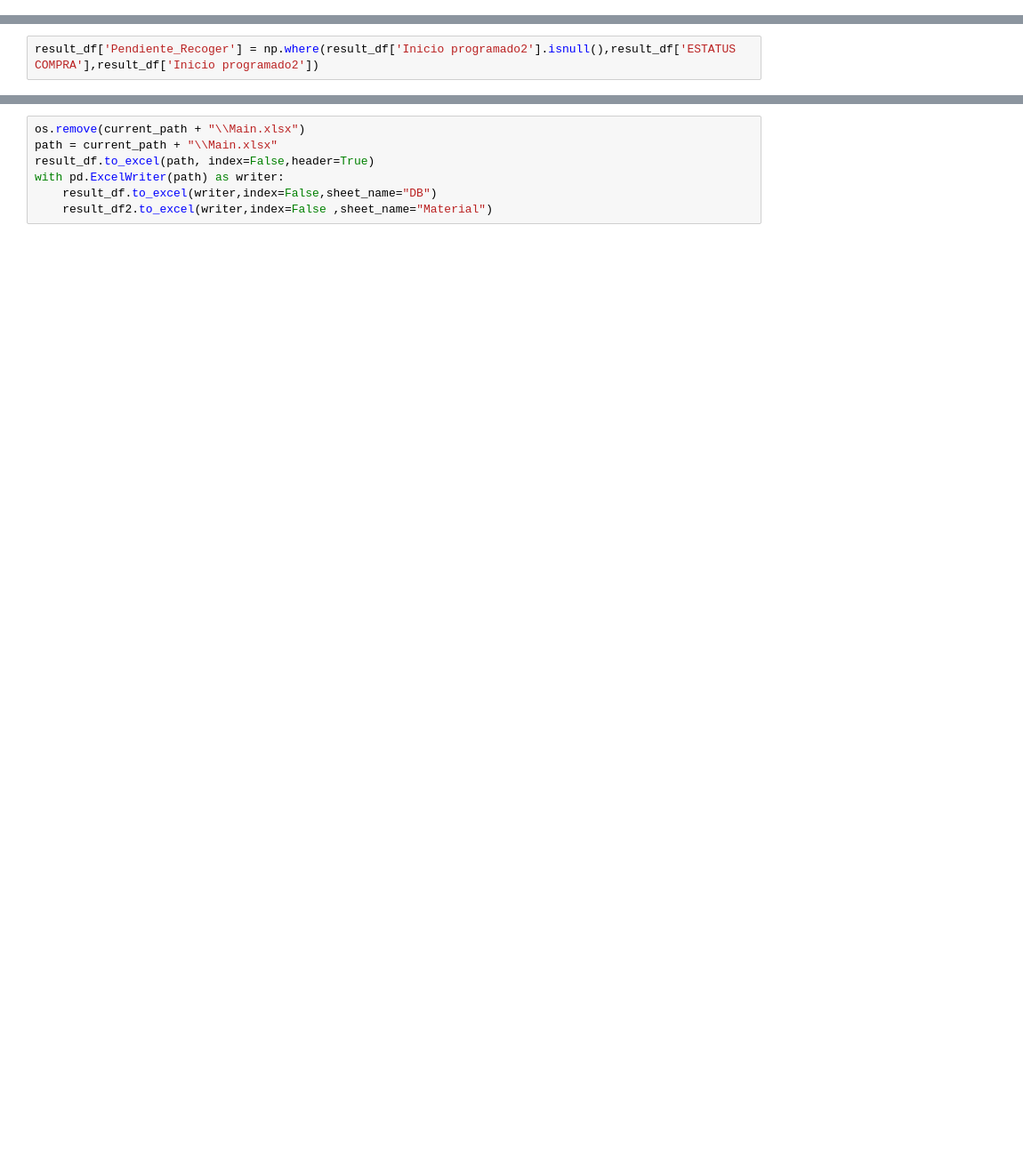
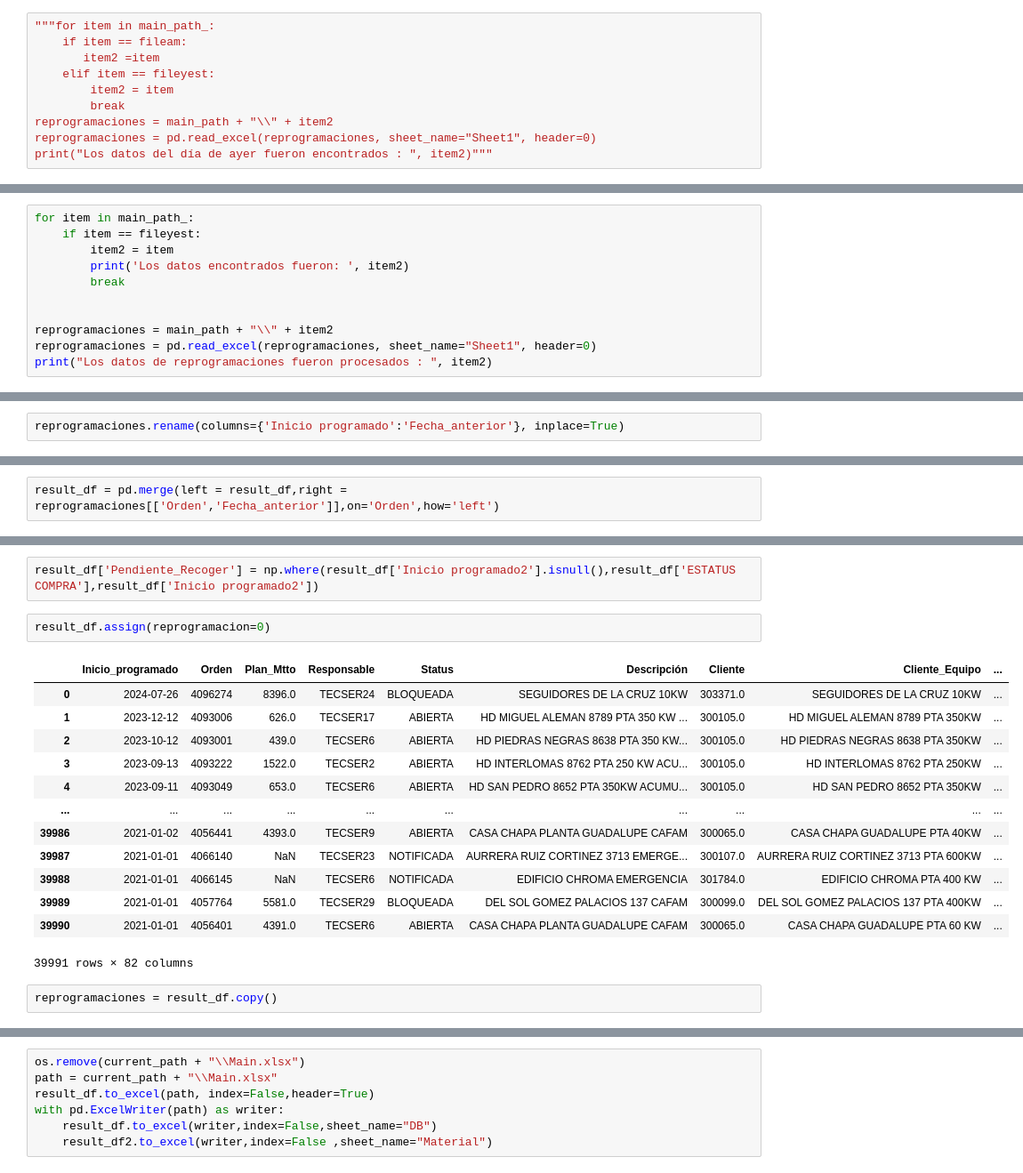
Before and after one commit to ruizconacento/workrep, a Jupyter notebook: datacollected.ipynb, the cells around one changed output, grey strips where cells are left out. Shown at 89% size. Drawn from its saved outputs; the diff is of its cells as text; blank space fills up the shorter version.

```diff
--- a/datacollected.ipynb
+++ b/datacollected.ipynb
@@ -30,0 +62,10 @@ Los datos del archivo  OT 24.10.2022.XLSX  fueron procesados
+# %%
+"""for item in main_path_:
+    if item == fileam:
+       item2 =item
+    elif item == fileyest:
+        item2 = item
+        break
+reprogramaciones = main_path + "\\" + item2
+reprogramaciones = pd.read_excel(reprogramaciones, sheet_name="Sheet1", header=0)
+print("Los datos del día de ayer fueron encontrados : ", item2)"""
@@ -30,0 +80,11 @@ Los datos del archivo  OT 24.10.2022.XLSX  fueron procesados
+# %%
+for item in main_path_:
+    if item == fileyest:
+        item2 = item
+        print('Los datos encontrados fueron: ', item2)
+        break
+
+
+reprogramaciones = main_path + "\\" + item2
+reprogramaciones = pd.read_excel(reprogramaciones, sheet_name="Sheet1", header=0)
+print("Los datos de reprogramaciones fueron procesados : ", item2)
@@ -31,3 +106,5 @@ Los datos del archivo  OT 24.10.2022.XLSX  fueron procesados
+# %%
+reprogramaciones.rename(columns={'Inicio programado':'Fecha_anterior'}, inplace=True)
 # %%
 data1excel = data1excel.assign(Material=0)
 # %%
@@ -94,6 +172,8 @@ result_df = pd.merge(result_df,data4excel[['Orden', 'Inicio programado2', 'Fecha
        'Comentario', 'Material Separado', 'Columna1']], on="Orden",how= "left")
 # %%
 result_df = pd.merge(result_df,data5excel,on='Orden',how='left')
+# %%
+result_df = pd.merge(left = result_df,right = reprogramaciones[['Orden','Fecha_anterior']],on='Orden',how='left')
 # %%
 print(result_df.loc[0])
 # %% [output]
@@ -128,2 +208,20 @@ result_df.assign(Pendiente_Recoger=0)
 # %%
 result_df['Pendiente_Recoger'] = np.where(result_df['Inicio programado2'].isnull(),result_df['ESTATUS COMPRA'],result_df['Inicio programado2'])
+# %%
+result_df.assign(reprogramacion=0)
+# %% [output]
+|  | Inicio_programado | Orden | Plan_Mtto | Responsable | Status | Descripción | Cliente | Cliente_Equipo | ... |
+| 0 | 2024-07-26 | 4096274 | 8396.0 | TECSER24 | BLOQUEADA | SEGUIDORES DE LA CRUZ 10KW | 303371.0 | SEGUIDORES DE LA CRUZ 10KW | ... |
+| 1 | 2023-12-12 | 4093006 | 626.0 | TECSER17 | ABIERTA | HD MIGUEL ALEMAN 8789 PTA 350 KW ... | 300105.0 | HD MIGUEL ALEMAN 8789 PTA 350KW | ... |
+| 2 | 2023-10-12 | 4093001 | 439.0 | TECSER6 | ABIERTA | HD PIEDRAS NEGRAS 8638 PTA 350 KW... | 300105.0 | HD PIEDRAS NEGRAS 8638 PTA 350KW | ... |
+| 3 | 2023-09-13 | 4093222 | 1522.0 | TECSER2 | ABIERTA | HD INTERLOMAS 8762 PTA 250 KW ACU... | 300105.0 | HD INTERLOMAS 8762 PTA 250KW | ... |
+| 4 | 2023-09-11 | 4093049 | 653.0 | TECSER6 | ABIERTA | HD SAN PEDRO 8652 PTA 350KW ACUMU... | 300105.0 | HD SAN PEDRO 8652 PTA 350KW | ... |
+| ... | ... | ... | ... | ... | ... | ... | ... | ... | ... |
+| 39986 | 2021-01-02 | 4056441 | 4393.0 | TECSER9 | ABIERTA | CASA CHAPA PLANTA GUADALUPE CAFAM | 300065.0 | CASA CHAPA GUADALUPE PTA 40KW | ... |
+| 39987 | 2021-01-01 | 4066140 | NaN | TECSER23 | NOTIFICADA | AURRERA RUIZ CORTINEZ 3713 EMERGE... | 300107.0 | AURRERA RUIZ CORTINEZ 3713 PTA 600KW | ... |
+| 39988 | 2021-01-01 | 4066145 | NaN | TECSER6 | NOTIFICADA | EDIFICIO CHROMA EMERGENCIA | 301784.0 | EDIFICIO CHROMA PTA 400 KW | ... |
+| 39989 | 2021-01-01 | 4057764 | 5581.0 | TECSER29 | BLOQUEADA | DEL SOL GOMEZ PALACIOS 137 CAFAM | 300099.0 | DEL SOL GOMEZ PALACIOS 137 PTA 400KW | ... |
+| 39990 | 2021-01-01 | 4056401 | 4391.0 | TECSER6 | ABIERTA | CASA CHAPA PLANTA GUADALUPE CAFAM | 300065.0 | CASA CHAPA GUADALUPE PTA 60 KW | ... |
+39991 rows × 82 columns
+# %%
+reprogramaciones = result_df.copy()
```
Also changed, not shown: parts of 20 cells of this notebook.
